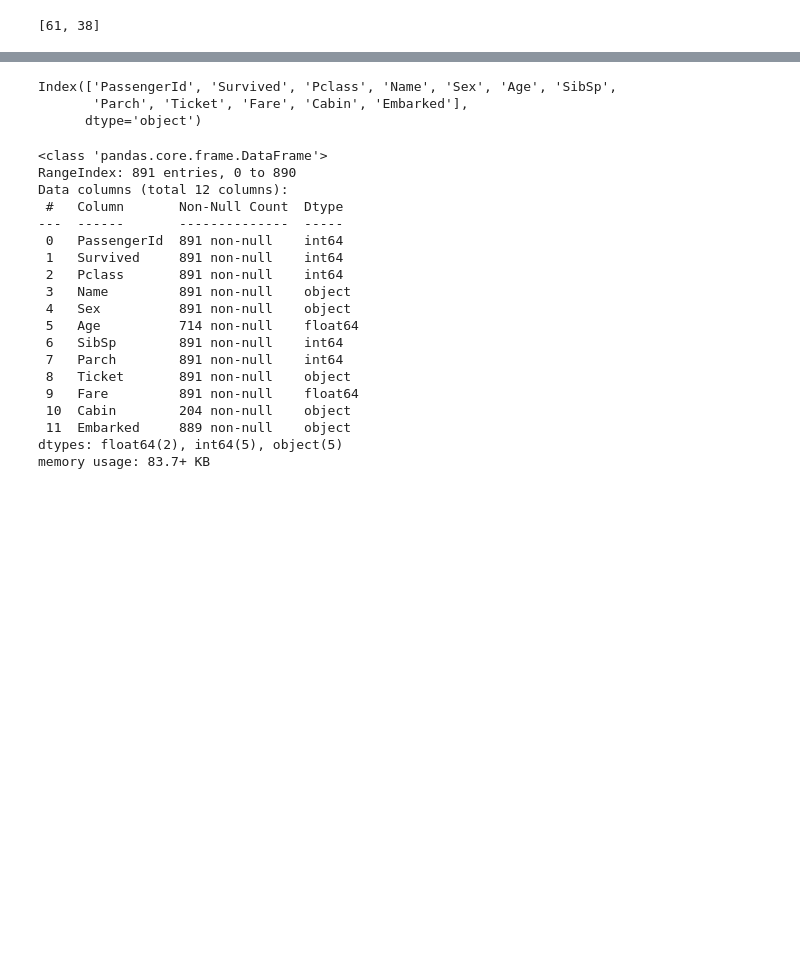
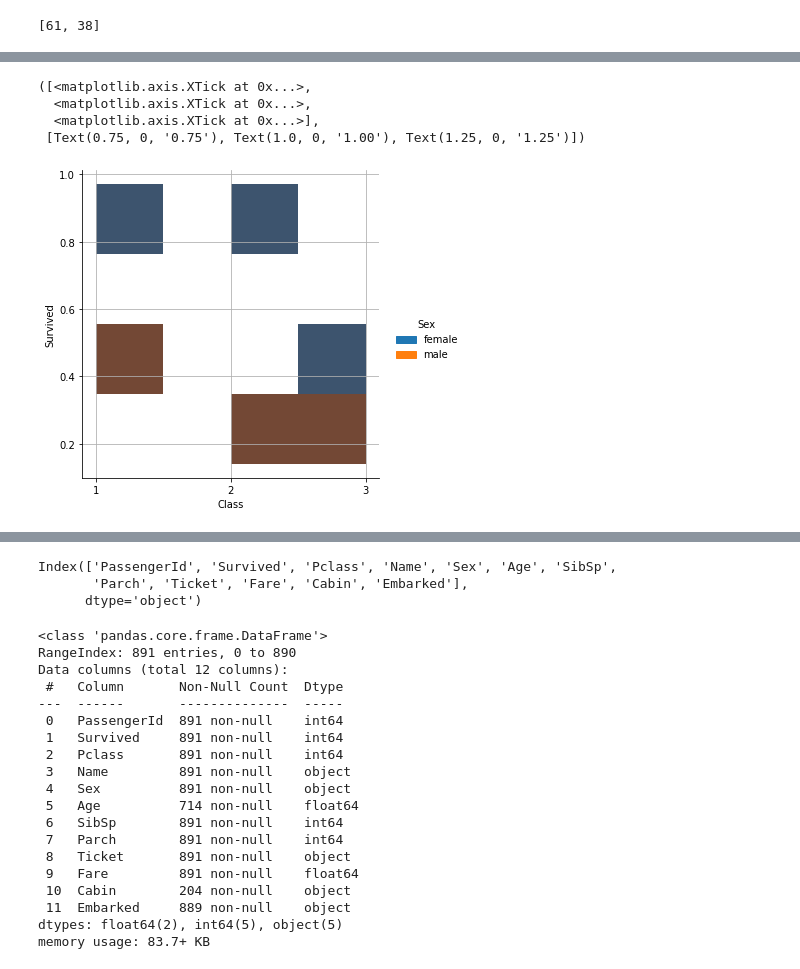
Before and after one commit to maciejszuba/kaggle_titanic_challenge, a Jupyter notebook: notebooks/data-analysis.ipynb, the cells around one changed output, grey strips where cells are left out. Cells and saved outputs as stored; diff of their text form; code cells hidden in the pictures; blank space fills up the shorter version.

```diff
--- a/notebooks/data-analysis.ipynb
+++ b/notebooks/data-analysis.ipynb
@@ -15,0 +62,21 @@ data = pd.read_csv('../raw_data/train.csv')
+# %%
+def get_survival_rate_per_sex_and_class():
+    li = []
+    for x in [1, 2, 3]:
+        #temp = []
+        li.append(
+            round(
+                np.mean(data[(data.Pclass == x)
+                             & (data.Sex == 'female')].Survived), 2))
+        li.append(
+            round(
+                np.mean(data[(data.Pclass == x)
+                             & (data.Sex == 'male')].Survived), 2))
+        #li.append(temp)
+    return pd.DataFrame({
+        'Class' : [1,1,2,2,3,3],
+        'Survived': li,
+        'Sex': ['female', 'male', 'female', 'male', 'female', 'male']
+    })
+
+sex_class_survival = get_survival_rate_per_sex_and_class()
@@ -15,0 +93,10 @@ data = pd.read_csv('../raw_data/train.csv')
+# %%
+sns.displot(data = sex_class_survival, x = 'Class', y = 'Survived', hue = 'Sex')
+plt.grid()
+plt.xticks(np.arange(1,4, 1))
+# %% [output]
+([<matplotlib.axis.XTick at 0x...>,
+  <matplotlib.axis.XTick at 0x...>,
+  <matplotlib.axis.XTick at 0x...>],
+ [Text(0.75, 0, '0.75'), Text(1.0, 0, '1.00'), Text(1.25, 0, '1.25')])
+[figure, added]
```
Also changed, not shown: parts of 30 cells of this notebook.
